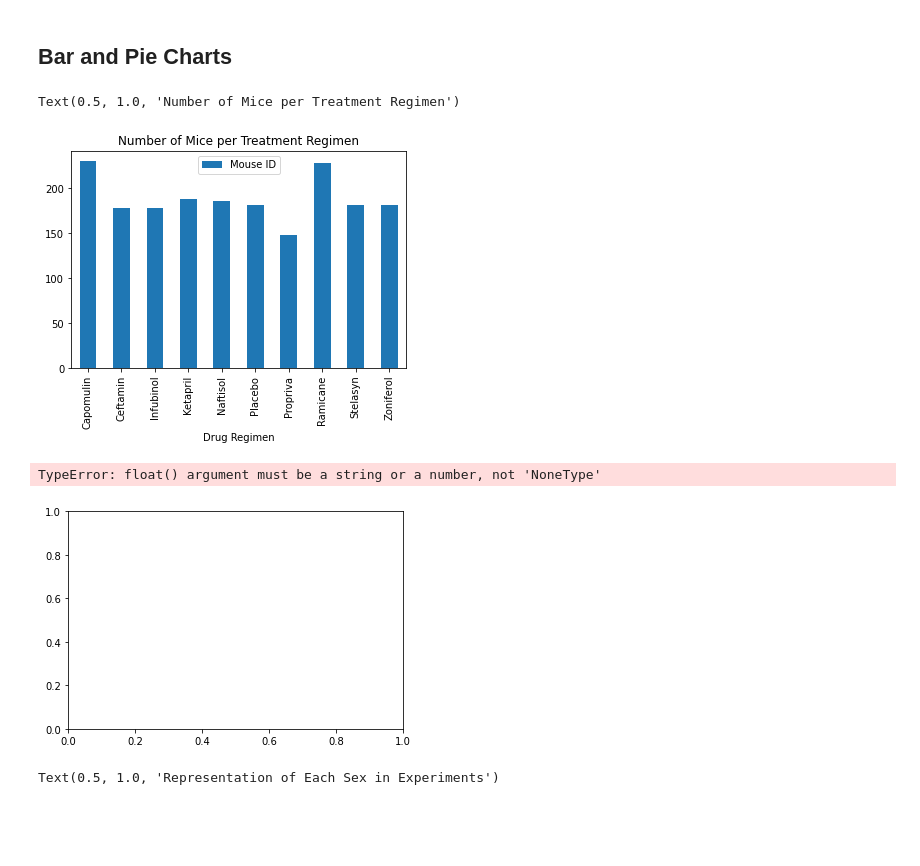
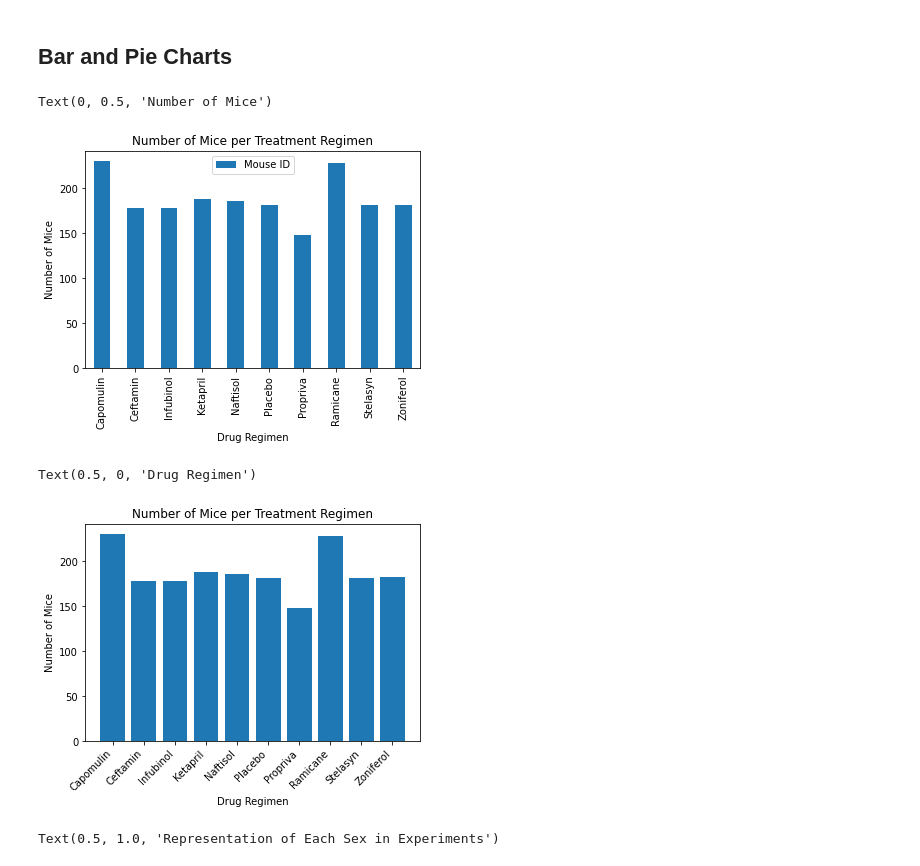
Before and after one commit to andyob715/Matplotlib-challenge, a Jupyter notebook: 05-Matplotlib/Instructions/Pymaceuticals/pymaceuticals_starter.ipynb, the cells around one changed output. Cells and saved outputs as stored; diff of their text form; code cells hidden in the pictures; blank space fills up the shorter version.

```diff
--- a/05-Matplotlib/Instructions/Pymaceuticals/pymaceuticals_starter.ipynb
+++ b/05-Matplotlib/Instructions/Pymaceuticals/pymaceuticals_starter.ipynb
@@ -150,18 +150,22 @@ bar_plot = clean_combined_df[["Mouse ID","Drug Regimen"]]
 bar_plot_count = bar_plot.groupby("Drug Regimen").count()
 bar_plot_count.plot.bar()
 plt.title("Number of Mice per Treatment Regimen")
+plt.ylabel("Number of Mice")
 # %% [output]
-Text(0.5, 1.0, 'Number of Mice per Treatment Regimen')
+Text(0, 0.5, 'Number of Mice')
-[figure, old version]
+[figure, new version]
 # %%
 # Generate a bar plot showing the total number of mice for each treatment throughout the course of the study using pyplot.
-x_axis = bar_plot_count
-regimen = tumor_list_clean.groupby("Drug Regimen").max()
+py_bar = bar_plot_count
 
-plt.bar(x_axis, regimen)
+plt.bar(py_bar.index,py_bar['Mouse ID'])
+plt.xticks(rotation = 45, ha="right")
+plt.title("Number of Mice per Treatment Regimen")
+plt.ylabel("Number of Mice")
+plt.xlabel("Drug Regimen")
 # %% [output]
-TypeError: float() argument must be a string or a number, not 'NoneType'
+Text(0.5, 0, 'Drug Regimen')
-[figure, old version]
+[figure, new version]
 # %%
 # Generate a pie plot showing the distribution of female versus male mice using pandas
 
```
Also changed, not shown: parts of 2 cells of this notebook.
